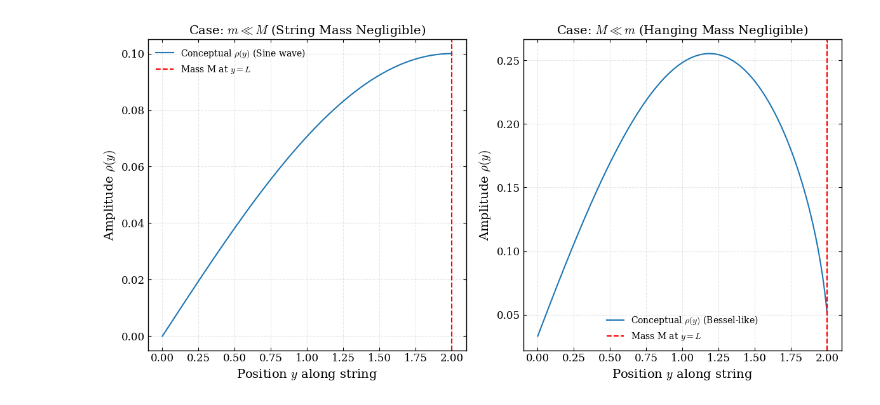
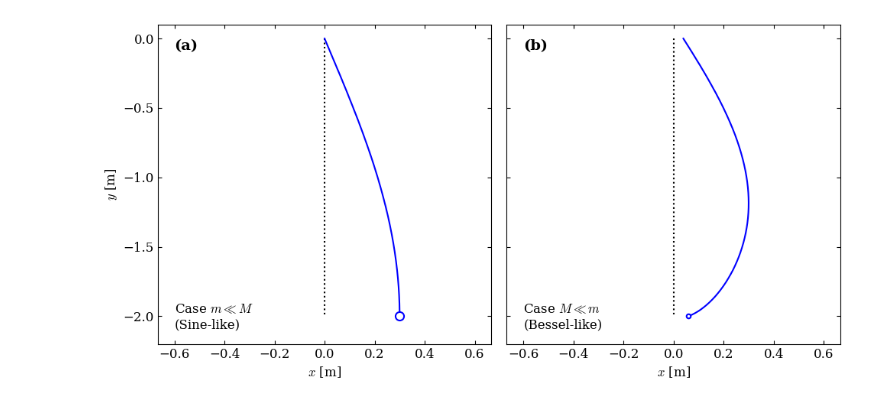
Before and after one commit to miguelgalviseli/Proyect_Hanging_string, a Jupyter notebook: code_paperClasica.ipynb, the cells around one changed output. Cells and saved outputs as stored; diff of their text form; code cells hidden in the pictures.

```diff
--- a/code_paperClasica.ipynb
+++ b/code_paperClasica.ipynb
@@ -3,15 +3,24 @@ import numpy as np
 import matplotlib.pyplot as plt
 from scipy.special import jv, yv # For Bessel functions J_0 and Y_0
 
-# --- VISUAL STYLE CONFIGURATION (MATCHING PREVIOUS PLOTS) ---
+# --- CONFIGURACIÓN DE ESTILO DE PUBLICACIÓN  ---
+# Esto ajusta matplotlib para que se vea como el European Journal of Physics
 plt.rcParams.update({
     "font.family": "serif",
+    "font.serif": ["Times New Roman", "Computer Modern Roman", "DejaVu Serif"],
+    "mathtext.fontset": "cm",      # Usa la fuente matemática de LaTeX (Computer Modern)
+    "axes.labelsize": 12,
     "font.size": 12,
-    "text.usetex": False,
-    "mathtext.fontset": "cm" # Computer Modern (LaTeX-like)
+    "legend.fontsize": 10,
+    "xtick.direction": "in",       # Ticks apuntando hacia adentro
+    "ytick.direction": "in",
+    "xtick.top": True,             # Ticks también arriba
+    "ytick.right": True,           # Ticks también a la derecha
+    "lines.linewidth": 1.5,
+    "axes.grid": False,            # El paper de referencia NO usa grid, se ve más limpio
 })
 
-# --- Define fixed parameters ---
+# --- Define fixed parameters---
 L = 2.0   # Length of the string (m)
 g = 9.81  # Acceleration due to gravity (m/s^2)
 
@@ -55,9 +64,14 @@ def rho(y_val, M_val, m_val, omega_val, A_coeff, B_coeff):
 # --- Plotting Setup ---
 y_values = np.linspace(0, L, 500) # Points along the string
 
-# --- CONCEPTUAL PLOTS (without solving for actual A, B, omega) ---
+# Variable auxiliar para ploteo vertical (0 arriba, -L abajo)
+y_plot = -y_values
 
-plt.figure(figsize=(12, 6))
+# --- CONCEPTUAL PLOTS ---
+
+# Figure setup (Estilo Script B: Vertical, sharey)
+fig, axs = plt.subplots(1, 2, figsize=(10, 5), sharey=True)
+plt.subplots_adjust(wspace=0.15)
 
 # --- Case 1: m << M (String mass negligible) ---
 # Conceptually, this should look like a sine wave (fixed at y=0, free at y=L for fundamental)
@@ -66,7 +80,8 @@ plt.figure(figsize=(12, 6))
 # A fundamental mode of a fixed-free string is a quarter wavelength.
 # So, sin(pi/2 * y/L) for the fundamental.
 
-ax1 = plt.subplot(1, 2, 1) # 1 row, 2 columns, 1st plot
+ax1 = axs[0] # Usamos ax1 en lugar de plt.subplot
+
 M_large = 100.0 # kg
 m_small = 0.01  # kg/m
 
@@ -77,23 +92,33 @@ m_small = 0.01  # kg/m
 # or a "free" end depending on how M interacts.
 # Let's assume a simplified "fixed at y=0, free at y=L" string for illustration of harmonic shape.
 # For fundamental mode (1/4 wavelength): A sin(pi*y/(2*L))
-amp_m_small = 0.1 # Arbitrary amplitude for visualization
-rho_m_small_conceptual = amp_m_small * np.sin(np.pi / (2 * L) * y_values)
+amp_m_small = 0.1 # Arbitrary amplitude for visualization (ORIGINAL PARAMETER)
+# Aumentamos un poco la amplitud visual solo para que se vea bien en el formato vertical
+VISUAL_SCALE = 3.0
+rho_m_small_conceptual = (amp_m_small * VISUAL_SCALE) * np.sin(np.pi / (2 * L) * y_values)
 # Or, if M is the primary oscillator, string just stretches. But it asks for string normal mode.
 # So, the conceptual shape is indeed sinusoidal.
 
-plt.plot(y_values, rho_m_small_conceptual, label=r'Conceptual $\rho(y)$ (Sine wave)')
-plt.title(r'Case: $m \ll M$ (String Mass Negligible)', fontsize=14)
-plt.xlabel('Position $y$ along string', fontsize=14)
-plt.ylabel(r'Amplitude $\rho(y)$', fontsize=14)
-plt.grid(True, linestyle='--')
-plt.axvline(x=L, color='r', linestyle='--', label='Mass M at $y=L$')
-plt.legend(frameon=False, fontsize=10)
-plt.tick_params(direction='in', top=True, right=True) # Style match
+# --- PLOTTING LOGIC---
+# 1. Equilibrium
+ax1.plot([0, 0], [0, -L], 'k:', linewidth=1.5, label='Equilibrium')
+# 2. Shape (swapping x and y for vertical orientation)
+ax1.plot(rho_m_small_conceptual, y_plot, 'b-', label='Mode Shape')
+# 3. Mass M marker
+ax1.plot(rho_m_small_conceptual[-1], y_plot[-1], 'o', markersize=8, markerfacecolor='white', markeredgecolor='b', markeredgewidth=1.5)
+
+ax1.set_xlabel(r'$x$ [m]') # Amplitude is now on x-axis
+ax1.set_ylabel(r'$y$ [m]') # Position is now on y-axis
+ax1.set_title('') # Quitamos titulo por defecto para usar formato (a)
+ax1.text(0.05, 0.92, '(a)', transform=ax1.transAxes, fontsize=14, fontweight='bold')
+ax1.text(0.05, 0.05, r'Case $m \ll M$' + '\n(Sine-like)', transform=ax1.transAxes, fontsize=12)
+ax1.set_xlim(-L/3, L/3) # Ajuste visual
+ax1.set_ylim(-L*1.1, 0.1)
 
 
 # --- Case 2: M << m (Hanging Mass negligible) ---
-ax2 = plt.subplot(1, 2, 2) # 1 row, 2 columns, 2nd plot
+ax2 = axs[1] # Usamos ax2
+
 M_small = 0.01 # kg
 m_large = 1.0  # kg/m
 
@@ -109,40 +134,50 @@ m_large = 1.0  # kg/m
 # You'd need to solve the eigenvalue problem to get correct omega_n and A, B.
 # This is PURELY illustrative of a Bessel-like shape, not an actual solution.
 hypothetical_omega_M_small = 5.0 # rad/s (arbitrary)
 hypothetical_A_M_small = 0.5 # arbitrary
 
 # We need to handle the case where z_val might be very close to zero for y=L
 # For practical plotting, ensure z_val is never exactly zero if using yv which diverges at 0.
 # The domain for z is [M, M+m]. y=L corresponds to z=M.
 # So y_values from 0 to L maps to z_values from M+m to M.
 # The argument for Bessel functions will range from k*(M+m) down to k*M.
 # If M is very small, k*M will be very small.
 
 z_values_M_small = M_small + (m_large / L) * (L - y_values)
 
 # Filter out z_values that might cause issues for yv if M_small is exactly 0 and y_values exactly L
 # In a real scenario, M_small would not be exactly 0, preventing true divergence.
 # For numerical stability, ensure arg is never exactly 0 for Y_0.
 # Let's just plot J_0 term, assuming B=0 for now for illustration.
 k_bessel_M_small = np.sqrt( (hypothetical_omega_M_small**2 * L) / (g * m_large) )
 arg_M_small = k_bessel_M_small * z_values_M_small
 
 # If M_small is very small, z_values_M_small will approach 0 at y=L.
 # J_0(x) approaches 1 as x -> 0. Y_0(x) approaches -infinity as x -> 0.
 # So if the boundary condition implies finite displacement at M, B must be 0.
-rho_M_small_conceptual = np.sqrt(z_values_M_small) * hypothetical_A_M_small * jv(0, arg_M_small)
+raw_shape_bessel = np.sqrt(z_values_M_small) * jv(0, arg_M_small)
 
-plt.plot(y_values, rho_M_small_conceptual, label=r'Conceptual $\rho(y)$ (Bessel-like)')
-plt.title(r'Case: $M \ll m$ (Hanging Mass Negligible)', fontsize=14)
-plt.xlabel('Position $y$ along string', fontsize=14)
-plt.ylabel(r'Amplitude $\rho(y)$', fontsize=14)
-plt.grid(True, linestyle='--')
-plt.axvline(x=L, color='r', linestyle='--', label='Mass M at $y=L$')
-plt.legend(frameon=False, fontsize=10)
-plt.tick_params(direction='in', top=True, right=True) # Style match
+# Normalizamos visualmente para que se parezca en escala al panel (a)
+rho_M_small_conceptual = (amp_m_small * VISUAL_SCALE) * (raw_shape_bessel / np.max(np.abs(raw_shape_bessel)))
+
+# --- PLOTTING LOGIC ---
+# 1. Equilibrium
+ax2.plot([0, 0], [0, -L], 'k:', linewidth=1.5, label='Equilibrium')
+# 2. Shape
+ax2.plot(rho_M_small_conceptual, y_plot, 'b-', label='Mode Shape')
+# 3. Mass M marker (small dot)
+ax2.plot(rho_M_small_conceptual[-1], y_plot[-1], 'o', markersize=4, markerfacecolor='white', markeredgecolor='b', markeredgewidth=1.5)
+
+ax2.set_xlabel(r'$x$ [m]')
+ax2.set_title('')
+ax2.text(0.05, 0.92, '(b)', transform=ax2.transAxes, fontsize=14, fontweight='bold')
+ax2.text(0.05, 0.05, r'Case $M \ll m$' + '\n(Bessel-like)', transform=ax2.transAxes, fontsize=12)
+ax2.set_xlim(-L/3, L/3)
+
+# plt.legend()
 
 plt.savefig("contoniusplot.pdf")
 plt.tight_layout()
 plt.show()
 # %% [output]
-[figure, old version]
+[figure, new version]
```
Also changed, not shown: parts of 1 cell of this notebook, 4 other files.
